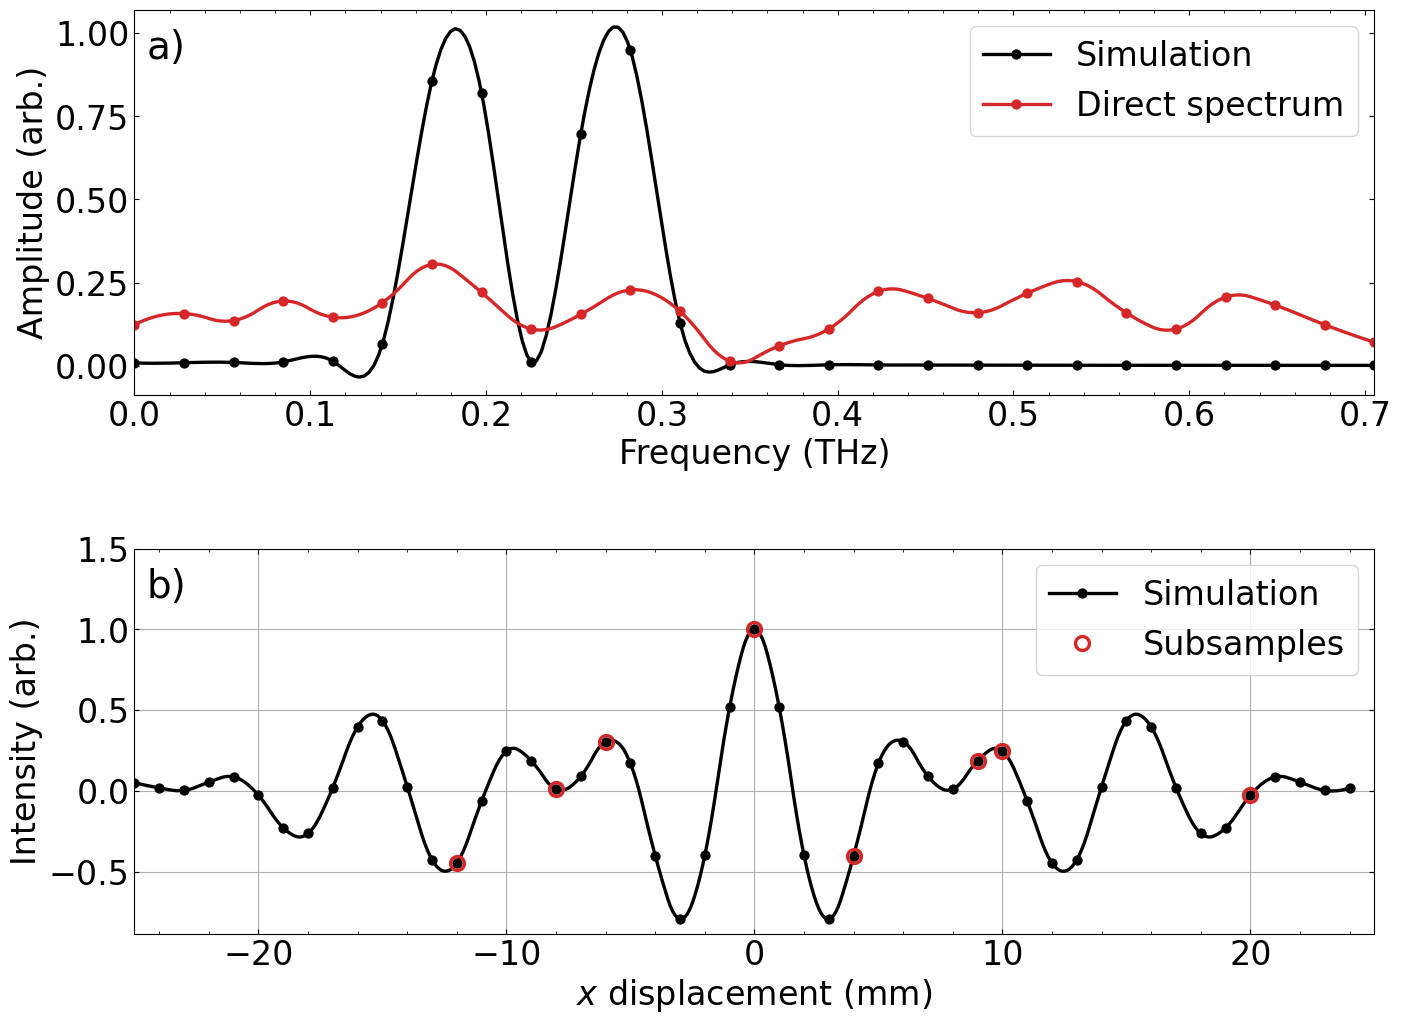
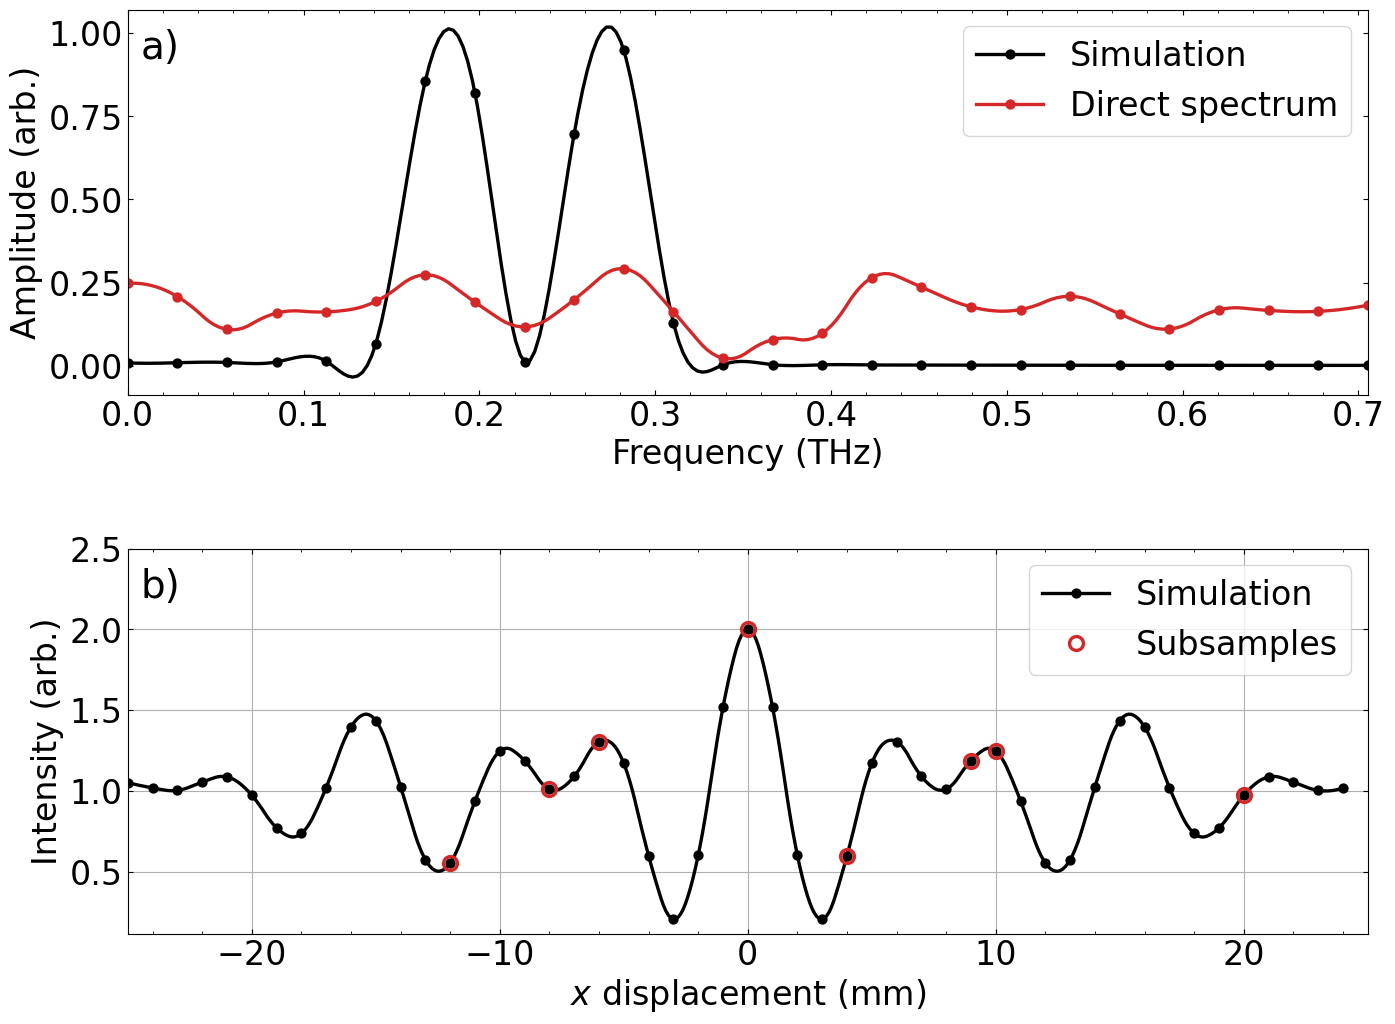
Code edit (unified diff) that turned the first committed figure into the second:
--- before
+++ after
@@ -1,2 +1,3 @@
+offset = 1.0
 min_displacement, max_displacement = np.min([sim_displacement, exp_displacement]), np.max([sim_displacement, exp_displacement])
 
@@ -26,8 +27,8 @@
 
 
-axs[1].plot(sim_displacement, simulation, color= "k", marker= ".", linestyle= "none")
-axs[1].plot(cs.interpolate(sim_displacement), cs.interpolate(simulation), color= "k")
+axs[1].plot(sim_displacement, simulation +offset, color= "k", marker= ".", linestyle= "none")
+axs[1].plot(cs.interpolate(sim_displacement), cs.interpolate(simulation) +offset, color= "k")
 
-axs[1].plot(sim_displacement[sim_sensors], simulation[sim_sensors], markeredgecolor= "tab:red", marker= "o", markerfacecolor= "none", linestyle= "none")
+axs[1].plot(sim_displacement[sim_sensors], simulation[sim_sensors] +offset, markeredgecolor= "tab:red", marker= "o", markerfacecolor= "none", linestyle= "none")
 #axs[1].plot(sim_displacement, L2_solution, color= "tab:red", linestyle= "-")
 
@@ -35,5 +36,5 @@
 # axs[1].plot(cs.interpolate(sim_displacement), cs.interpolate(cs_sim), color= "tab:blue")
 
-axs[1].set(ylabel= "Intensity (arb.)", xlabel= "$x$ displacement (mm)", xlim= (min_displacement, max_displacement), ylim= (None, simulation.max() +0.5))
+axs[1].set(ylabel= "Intensity (arb.)", xlabel= "$x$ displacement (mm)", xlim= (min_displacement, max_displacement), ylim= (None, simulation.max() +offset +0.5))
 axs[1].annotate("b)", (0.01,0.95), xycoords= 'axes fraction', ha= "left", va= "top", fontsize= 28)
 

Commit: moved fig 13 up to avoid negative intensity.